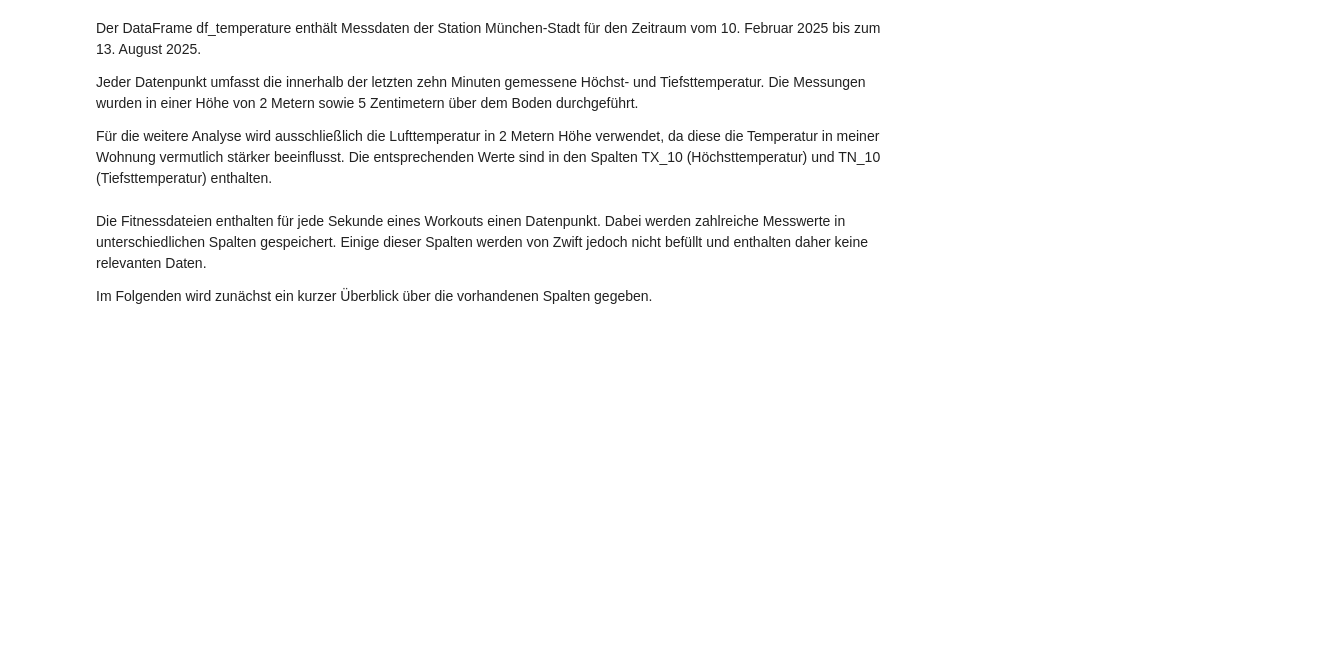
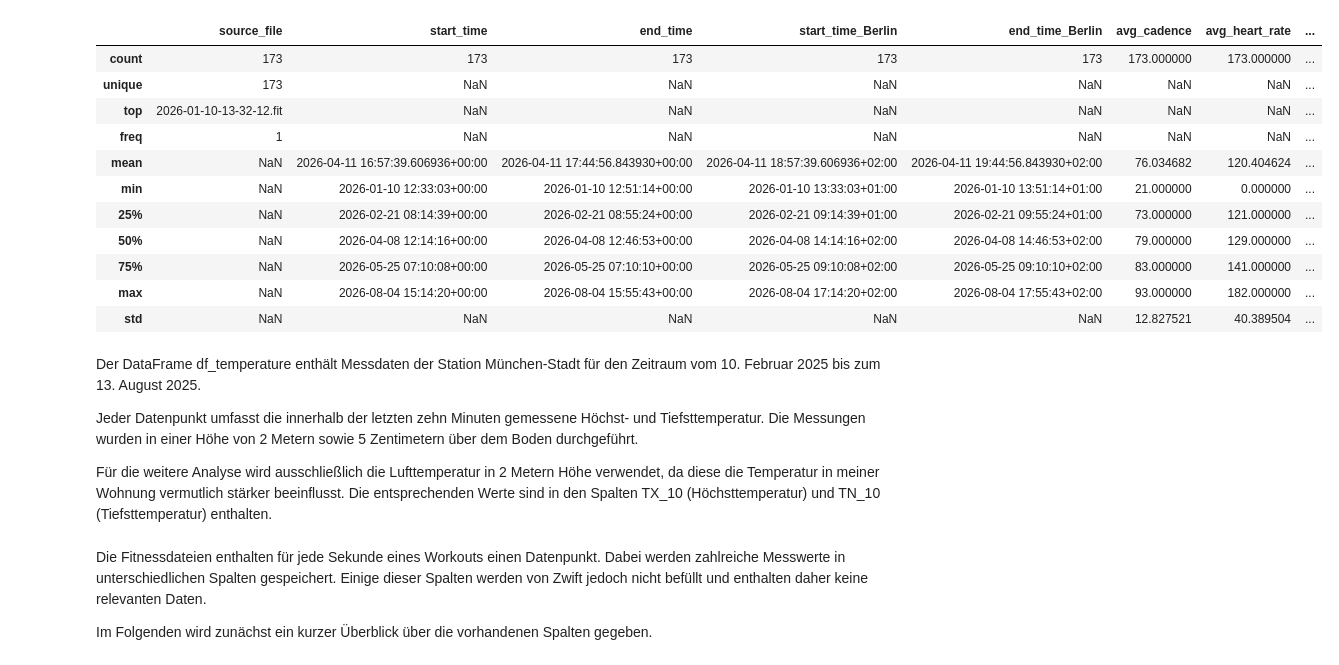
Before and after one commit to MoeHome/data_analysis_project, a Jupyter notebook: clean_and_join_data.ipynb, the cells around one changed output. Saved outputs shown, nothing was run; the diff lists cells and outputs as text; code cells hidden in the pictures; blank space fills up the shorter version.

```diff
--- a/clean_and_join_data.ipynb
+++ b/clean_and_join_data.ipynb
@@ -36,0 +105,8 @@ Length: 8, dtype: str
+# %%
+cols = df_session.columns.tolist()
+cols.remove("start_time")
+cols.remove("end_time")
+cols.insert(1, "start_time")
+cols.insert(2, "end_time")
+
+df_session = df_session[cols]
@@ -36,0 +126,14 @@ Length: 8, dtype: str
+# %%
+df_session["start_time"] = pd.to_datetime(df_session["start_time"], utc=True)
+df_session["end_time"] = pd.to_datetime(df_session["end_time"], utc=True)
+# %%
+df_session["start_time_Berlin"] = df_session["start_time"].dt.tz_convert("Europe/Berlin")
+df_session["end_time_Berlin"] = df_session["end_time"].dt.tz_convert("Europe/Berlin")
+
+cols = df_session.columns.tolist()
+cols.remove("start_time_Berlin")
+cols.remove("end_time_Berlin")
+cols.insert(3, "start_time_Berlin")
+cols.insert(4, "end_time_Berlin")
+
+df_session = df_session[cols]
@@ -37,3 +161,19 @@ Length: 8, dtype: str
+# %%
+df_session.dropna(subset=["start_time"], inplace=True)
+df_session.describe(include='all')
+# %% [output]
+|  | source_file | start_time | end_time | start_time_Berlin | end_time_Berlin | avg_cadence | avg_heart_rate | ... |
+| count | 173 | 173 | 173 | 173 | 173 | 173.000000 | 173.000000 | ... |
+| unique | 173 | NaN | NaN | NaN | NaN | NaN | NaN | ... |
+| top | 2026-01-10-13-32-12.fit | NaN | NaN | NaN | NaN | NaN | NaN | ... |
+| freq | 1 | NaN | NaN | NaN | NaN | NaN | NaN | ... |
+| mean | NaN | 2026-04-11 16:57:39.606936+00:00 | 2026-04-11 17:44:56.843930+00:00 | 2026-04-11 18:57:39.606936+02:00 | 2026-04-11 19:44:56.843930+02:00 | 76.034682 | 120.404624 | ... |
+| min | NaN | 2026-01-10 12:33:03+00:00 | 2026-01-10 12:51:14+00:00 | 2026-01-10 13:33:03+01:00 | 2026-01-10 13:51:14+01:00 | 21.000000 | 0.000000 | ... |
+| 25% | NaN | 2026-02-21 08:14:39+00:00 | 2026-02-21 08:55:24+00:00 | 2026-02-21 09:14:39+01:00 | 2026-02-21 09:55:24+01:00 | 73.000000 | 121.000000 | ... |
+| 50% | NaN | 2026-04-08 12:14:16+00:00 | 2026-04-08 12:46:53+00:00 | 2026-04-08 14:14:16+02:00 | 2026-04-08 14:46:53+02:00 | 79.000000 | 129.000000 | ... |
+| 75% | NaN | 2026-05-25 07:10:08+00:00 | 2026-05-25 07:10:10+00:00 | 2026-05-25 09:10:08+02:00 | 2026-05-25 09:10:10+02:00 | 83.000000 | 141.000000 | ... |
+| max | NaN | 2026-08-04 15:14:20+00:00 | 2026-08-04 15:55:43+00:00 | 2026-08-04 17:14:20+02:00 | 2026-08-04 17:55:43+02:00 | 93.000000 | 182.000000 | ... |
+| std | NaN | NaN | NaN | NaN | NaN | 12.827521 | 40.389504 | ... |
 # %% [markdown]
 Der DataFrame df_temperature enthält Messdaten der Station München-Stadt für den Zeitraum vom 10. Februar 2025 bis zum 13. August 2025.
 
```
Also changed, not shown: parts of 14 cells of this notebook, 1 other file.
